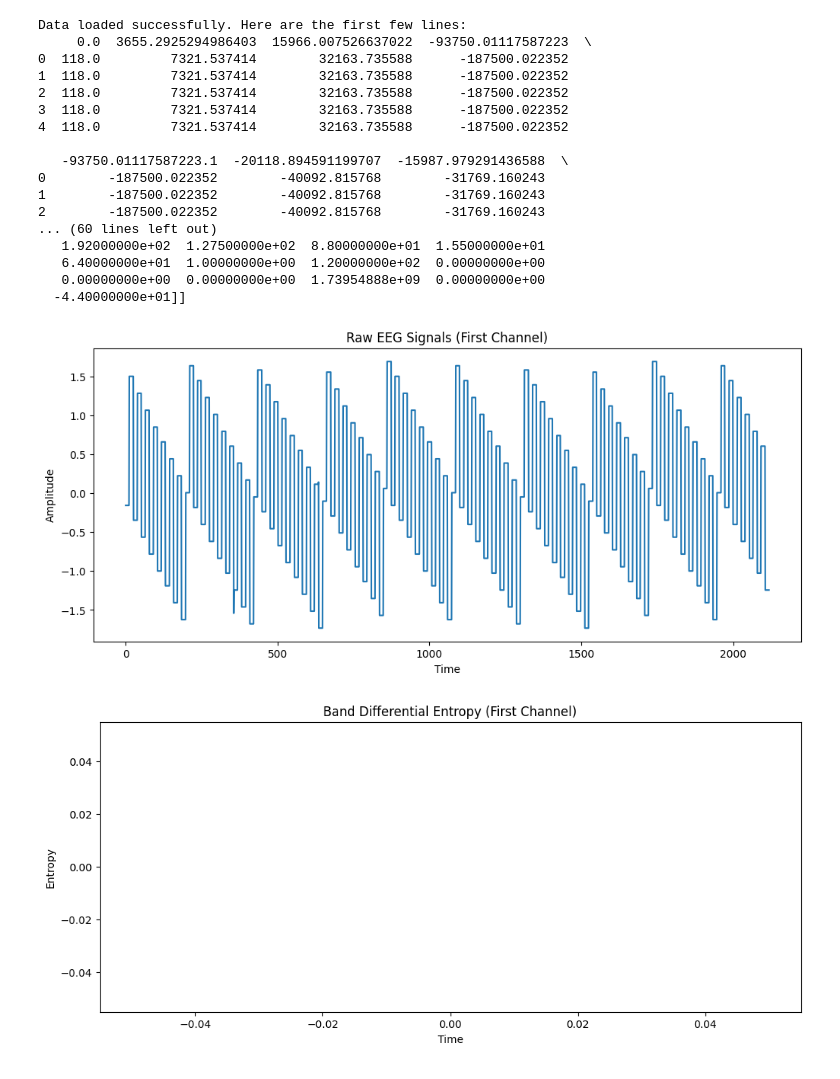
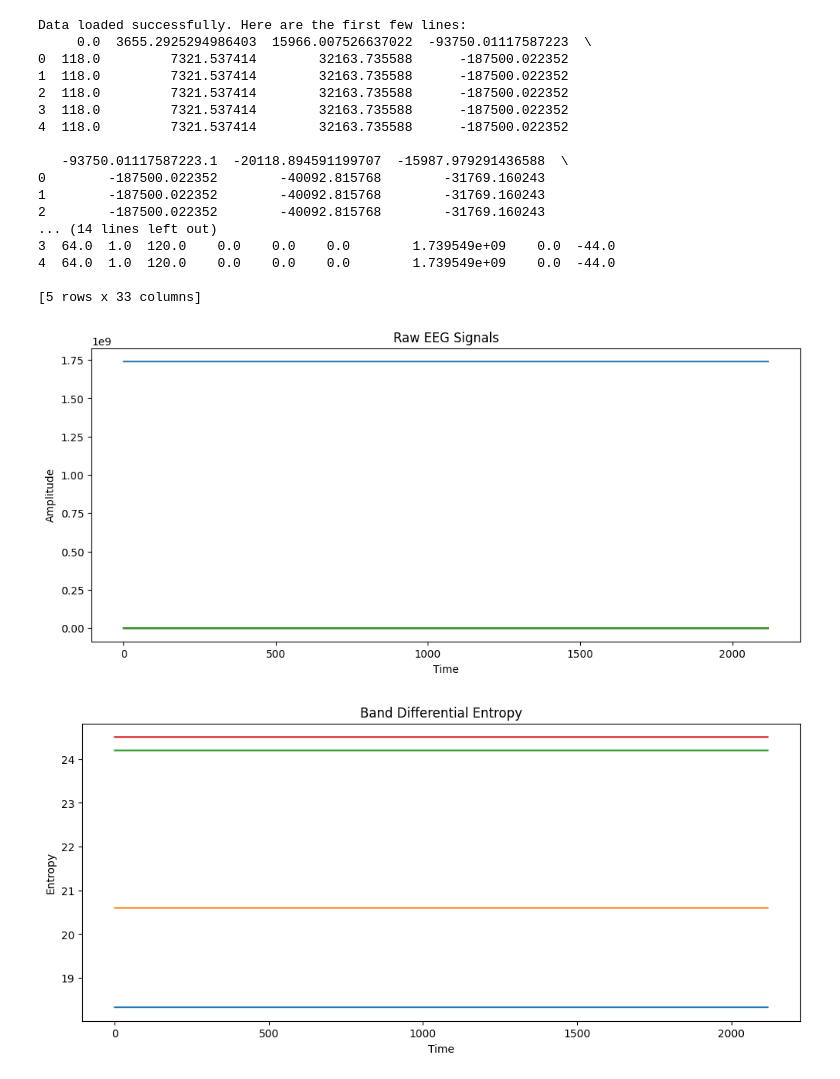
Before and after one commit to cia-ulaval/FlapEEG_interface_v1, a Jupyter notebook: data_analysis.ipynb, the cells around one changed output. Saved outputs shown, nothing was run; the diff lists cells and outputs as text; code cells hidden in the pictures.

Commit message:
Update data_analysis

````diff
--- a/data_analysis.ipynb
+++ b/data_analysis.ipynb
@@ -2,16 +2,13 @@
 # EEG Analysis in Jupyter Notebook
 
 ## Import Required Libraries
-```python
 # Import necessary libraries for numerical operations, data handling, EEG transformations, and visualization
 import numpy as np
 import pandas as pd
 import matplotlib.pyplot as plt
 from torcheeg import transforms
-```
 
 ## Define EEGAnalysis Class
-```python
 class EEGAnalysis:
     def __init__(self, data_csv='data_csv/patient001_session1.csv'):
         """
@@ -21,8 +18,6 @@ class EEGAnalysis:
         self.df = self.load_data(data_csv)
         if self.df is not None:
             self.eeg = self.df.values  # Convert DataFrame to NumPy array
-            print("EEG Data Shape:", self.eeg.shape)
-            print("First 5 rows of EEG Data:", self.eeg[:5])
         else:
             self.eeg = None
 
@@ -51,9 +46,7 @@ class EEGAnalysis:
         """
         if self.eeg is not None:
             plt.figure(figsize=(12, 5))
-            for i in range(min(5, self.eeg.shape[1])):  # Plot up to 5 channels
-                plt.plot(self.eeg[:, i], label=f'Channel {i+1}')
-            plt.legend()
+            plt.plot(self.eeg)
             plt.title("Raw EEG Signals")
             plt.xlabel("Time")
             plt.ylabel("Amplitude")
@@ -70,9 +63,7 @@ class EEGAnalysis:
             try:
                 transformed_eeg_entropy = transforms.BandDifferentialEntropy()(eeg=self.eeg)['eeg']
                 plt.figure(figsize=(12, 5))
-                for i in range(min(5, transformed_eeg_entropy.shape[1])):
-                    plt.plot(transformed_eeg_entropy[:, i], label=f'Channel {i+1}')
-                plt.legend()
+                plt.plot(transformed_eeg_entropy)
                 plt.title("Band Differential Entropy")
                 plt.xlabel("Time")
                 plt.ylabel("Entropy")
@@ -94,9 +85,7 @@ class EEGAnalysis:
             try:
                 transformed_eeg_higuchi = transforms.BandHiguchiFractalDimension()(eeg=self.eeg)['eeg']
                 plt.figure(figsize=(12, 5))
-                for i in range(min(5, transformed_eeg_higuchi.shape[1])):
-                    plt.plot(transformed_eeg_higuchi[:, i], label=f'Channel {i+1}')
-                plt.legend()
+                plt.plot(transformed_eeg_higuchi)
                 plt.title("Higuchi Fractal Dimension")
                 plt.xlabel("Time")
                 plt.ylabel("Dimension Value")
@@ -118,9 +107,7 @@ class EEGAnalysis:
             try:
                 transformed_eeg_psd = transforms.BandPowerSpectralDensity()(eeg=self.eeg)['eeg']
                 plt.figure(figsize=(12, 5))
-                for i in range(min(5, transformed_eeg_psd.shape[1])):
-                    plt.plot(transformed_eeg_psd[:, i], label=f'Channel {i+1}')
-                plt.legend()
+                plt.plot(transformed_eeg_psd)
                 plt.title("Power Spectral Density")
                 plt.xlabel("Frequency")
                 plt.ylabel("Power")
@@ -132,44 +119,43 @@ class EEGAnalysis:
         else:
             print("EEG data is not available.")
             return None
-```
 
 ## Execute EEG Analysis
-```python
+
 # Create an instance of EEGAnalysis and load the EEG data
 # The file should be located in the 'data_csv' folder
 
 eeg_analyzer = EEGAnalysis('data_csv/patient001_session1.csv')
 
 # Plot raw EEG data
 eeg_analyzer.plot_raw_eeg()
 
 # Apply transformations to extract features from EEG data
 entropy_result = eeg_analyzer.compute_band_differential_entropy()
 higuchi_result = eeg_analyzer.compute_higuchi_fractal_dimension()
 psd_result = eeg_analyzer.compute_band_power_spectral_density()
 
 # Print the results to observe the extracted features
 print("Differential Entropy:", entropy_result)
 print("Higuchi Fractal Dimension:", higuchi_result)
 print("Power Spectral Density:", psd_result)
 # %% [output]
 Data loaded successfully. Here are the first few lines:
      0.0  3655.2925294986403  15966.007526637022  -93750.01117587223  \
 0  118.0         7321.537414        32163.735588      -187500.022352
 1  118.0         7321.537414        32163.735588      -187500.022352
 2  118.0         7321.537414        32163.735588      -187500.022352
 3  118.0         7321.537414        32163.735588      -187500.022352
 4  118.0         7321.537414        32163.735588      -187500.022352
 
    -93750.01117587223.1  -20118.894591199707  -15987.979291436588  \
 0        -187500.022352        -40092.815768        -31769.160243
 1        -187500.022352        -40092.815768        -31769.160243
 2        -187500.022352        -40092.815768        -31769.160243
-... (60 lines left out)
-   1.92000000e+02  1.27500000e+02  8.80000000e+01  1.55000000e+01
-   6.40000000e+01  1.00000000e+00  1.20000000e+02  0.00000000e+00
-   0.00000000e+00  0.00000000e+00  1.73954888e+09  0.00000000e+00
-  -4.40000000e+01]]
+... (14 lines left out)
+3  64.0  1.0  120.0    0.0    0.0    0.0        1.739549e+09    0.0  -44.0
+4  64.0  1.0  120.0    0.0    0.0    0.0        1.739549e+09    0.0  -44.0
+
+[5 rows x 33 columns]
-[figure, old version]
+[figure, new version]
-[figure, old version]
+[figure, new version]
````
Also changed, not shown: parts of 1 cell of this notebook.
